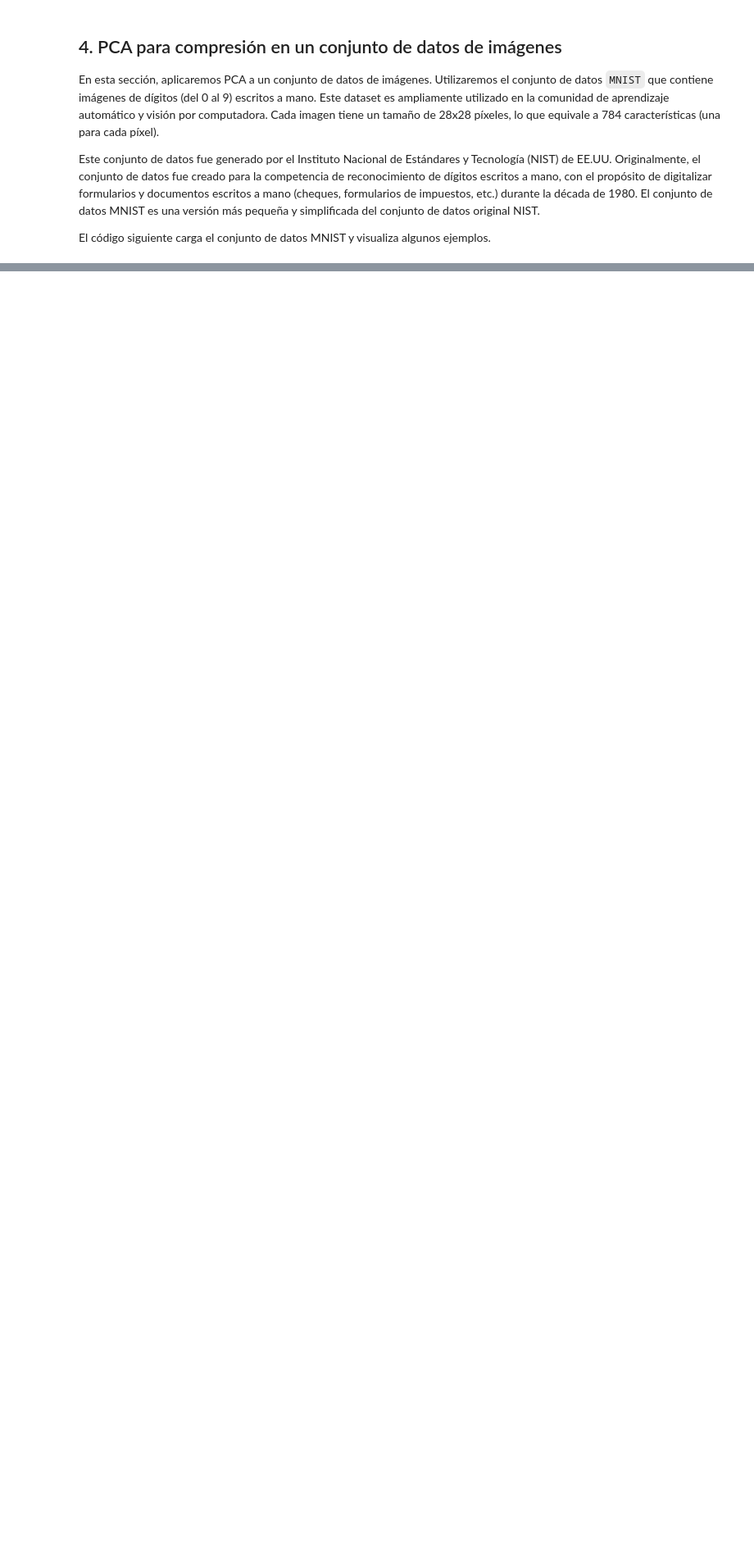
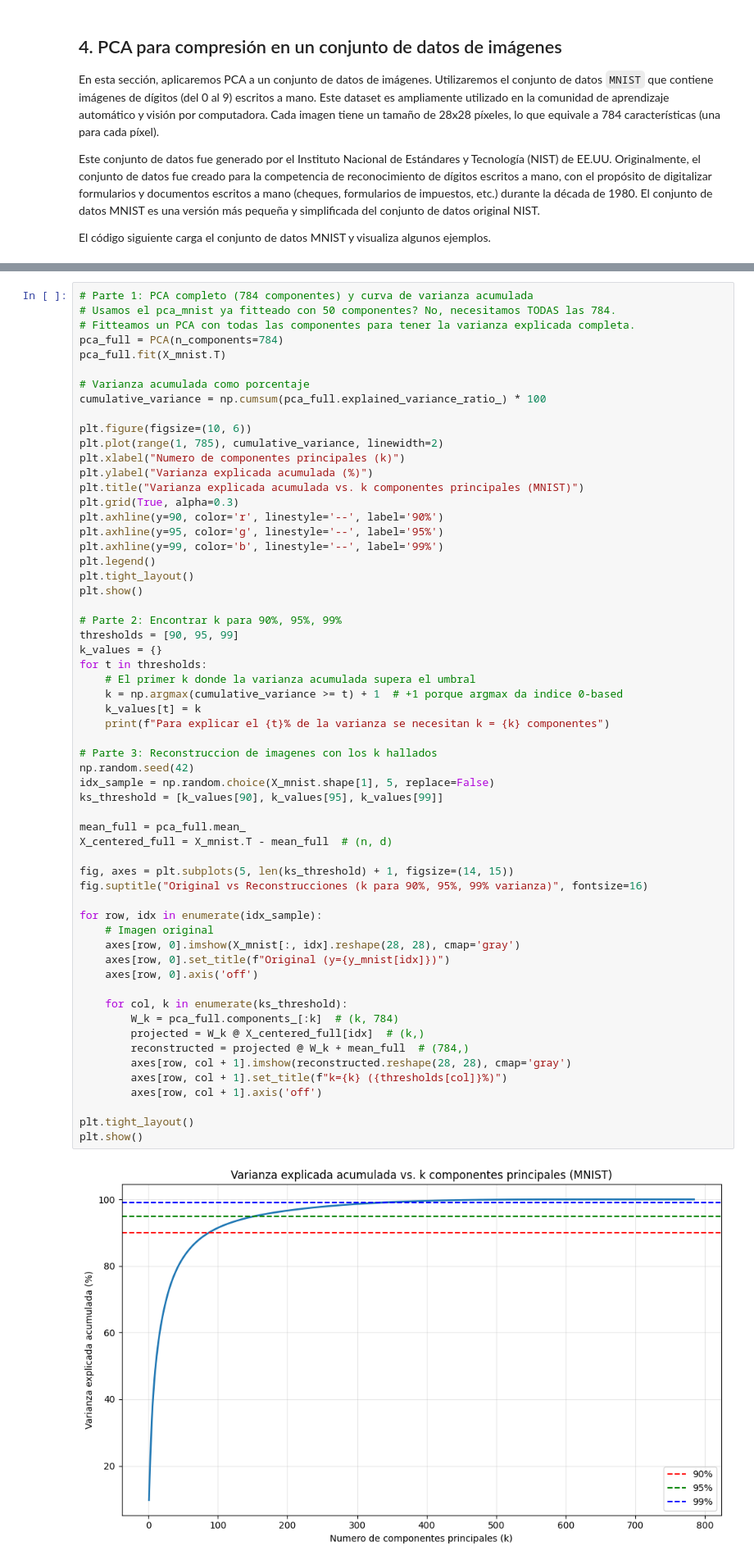
Before and after one commit to chihiroarias/Math-Machine-Learning, a Jupyter notebook: UNIT1/lab3.ipynb, the cells around one changed output, grey strips where cells are left out. Shown at 82% size. Drawn from its saved outputs; the diff is of its cells as text; blank space fills up the shorter version.

```diff
--- a/UNIT1/lab3.ipynb
+++ b/UNIT1/lab3.ipynb
@@ -731,0 +953,61 @@ Cuando comprimimos un conjunto de datos mediante reducción de dimensionalidad,
+# %%
+# Parte 1: PCA completo (784 componentes) y curva de varianza acumulada
+# Usamos el pca_mnist ya fitteado con 50 componentes? No, necesitamos TODAS las 784.
+# Fitteamos un PCA con todas las componentes para tener la varianza explicada completa.
+pca_full = PCA(n_components=784)
+pca_full.fit(X_mnist.T)
+
+# Varianza acumulada como porcentaje
+cumulative_variance = np.cumsum(pca_full.explained_variance_ratio_) * 100
+
+plt.figure(figsize=(10, 6))
+plt.plot(range(1, 785), cumulative_variance, linewidth=2)
+plt.xlabel("Numero de componentes principales (k)")
+plt.ylabel("Varianza explicada acumulada (%)")
+plt.title("Varianza explicada acumulada vs. k componentes principales (MNIST)")
+plt.grid(True, alpha=0.3)
+plt.axhline(y=90, color='r', linestyle='--', label='90%')
+plt.axhline(y=95, color='g', linestyle='--', label='95%')
+plt.axhline(y=99, color='b', linestyle='--', label='99%')
+plt.legend()
+plt.tight_layout()
+plt.show()
+
+# Parte 2: Encontrar k para 90%, 95%, 99%
+thresholds = [90, 95, 99]
+k_values = {}
+for t in thresholds:
+    # El primer k donde la varianza acumulada supera el umbral
+    k = np.argmax(cumulative_variance >= t) + 1  # +1 porque argmax da indice 0-based
+    k_values[t] = k
+    print(f"Para explicar el {t}% de la varianza se necesitan k = {k} componentes")
+
+# Parte 3: Reconstruccion de imagenes con los k hallados
+np.random.seed(42)
+idx_sample = np.random.choice(X_mnist.shape[1], 5, replace=False)
+ks_threshold = [k_values[90], k_values[95], k_values[99]]
+
+mean_full = pca_full.mean_
+X_centered_full = X_mnist.T - mean_full  # (n, d)
+
+fig, axes = plt.subplots(5, len(ks_threshold) + 1, figsize=(14, 15))
+fig.suptitle("Original vs Reconstrucciones (k para 90%, 95%, 99% varianza)", fontsize=16)
+
+for row, idx in enumerate(idx_sample):
+    # Imagen original
+    axes[row, 0].imshow(X_mnist[:, idx].reshape(28, 28), cmap='gray')
+    axes[row, 0].set_title(f"Original (y={y_mnist[idx]})")
+    axes[row, 0].axis('off')
+
+    for col, k in enumerate(ks_threshold):
+        W_k = pca_full.components_[:k]  # (k, 784)
+        projected = W_k @ X_centered_full[idx]  # (k,)
+        reconstructed = projected @ W_k + mean_full  # (784,)
+        axes[row, col + 1].imshow(reconstructed.reshape(28, 28), cmap='gray')
+        axes[row, col + 1].set_title(f"k={k} ({thresholds[col]}%)")
+        axes[row, col + 1].axis('off')
+
+plt.tight_layout()
+plt.show()
+# %% [output]
+[figure, added]
```
Also changed, not shown: parts of 31 cells of this notebook.
